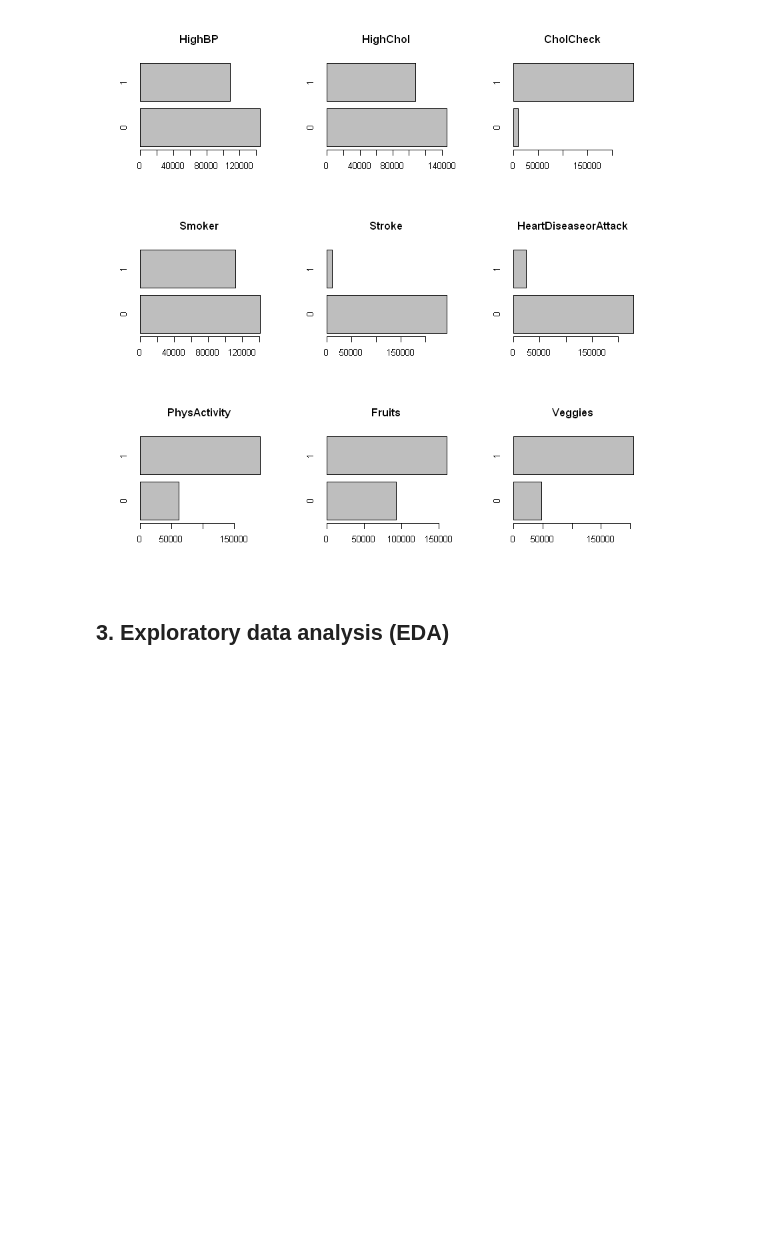
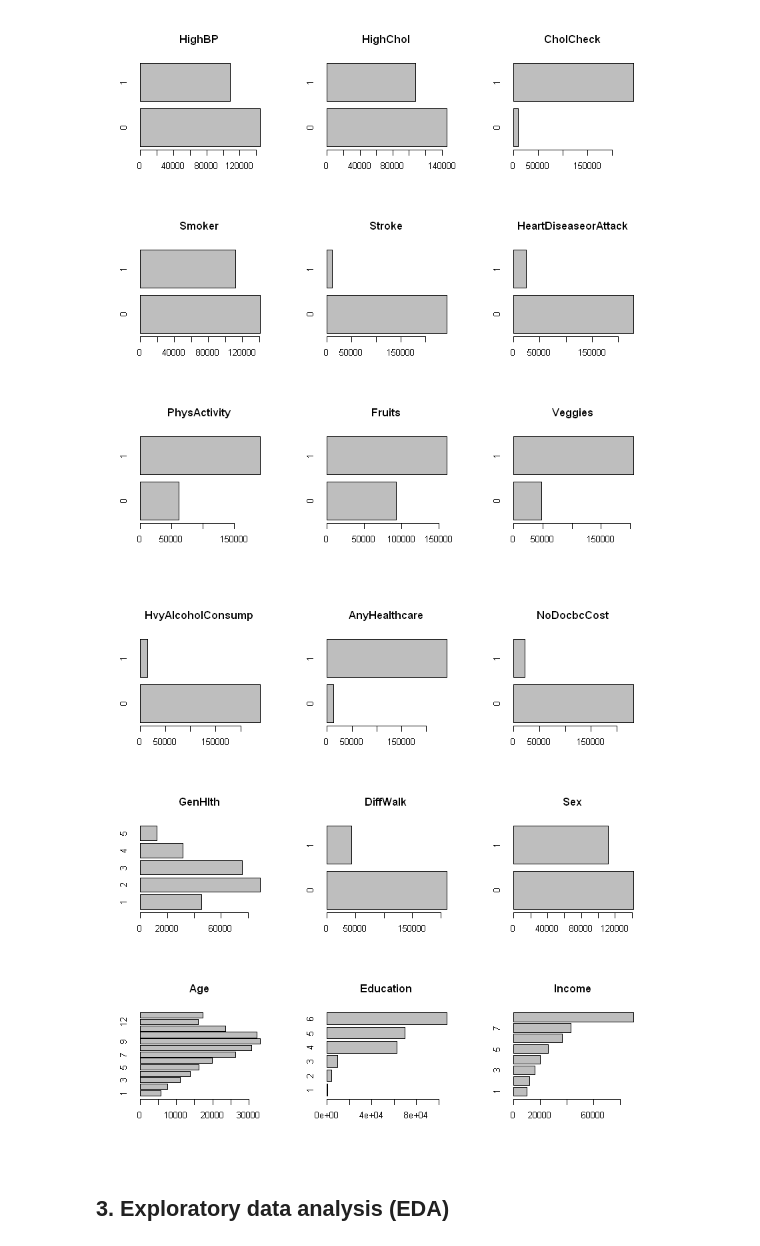
Before and after one commit to DucTrung1802/DS, a Jupyter notebook: GLM_Report/diabetes_analysis.ipynb, the cells around one changed output. Drawn from its saved outputs; the diff is of its cells as text; code cells hidden in the pictures; blank space fills up the shorter version.

```diff
--- a/GLM_Report/diabetes_analysis.ipynb
+++ b/GLM_Report/diabetes_analysis.ipynb
@@ -537,6 +548,22 @@ barplot(table(df$Fruits), horiz=T, main="Fruits")
 barplot(table(df$Veggies), horiz=T, main="Veggies")
 # %% [output]
 [figure]
+# %%
+# Plot last 9 categorical variables
+# HvyAlcoholConsump, AnyHealthcare, NoDocbcCost, GenHlth,
+# DiffWalk, Sex, Age, Education, Income.
+par(mfrow=c(3,3))
+barplot(table(df$HvyAlcoholConsump), horiz=T, main="HvyAlcoholConsump")
+barplot(table(df$AnyHealthcare), horiz=T, main="AnyHealthcare")
+barplot(table(df$NoDocbcCost), horiz=T, main="NoDocbcCost")
+barplot(table(df$GenHlth), horiz=T, main="GenHlth")
+barplot(table(df$DiffWalk), horiz=T, main="DiffWalk")
+barplot(table(df$Sex), horiz=T, main="Sex")
+barplot(table(df$Age), horiz=T, main="Age")
+barplot(table(df$Education), horiz=T, main="Education")
+barplot(table(df$Income), horiz=T, main="Income")
+# %% [output]
+[figure, added]
 # %% [markdown]
 ## 3. Exploratory data analysis (EDA)
 # %% [markdown]
```
Also changed, not shown: parts of 5 cells of this notebook.
